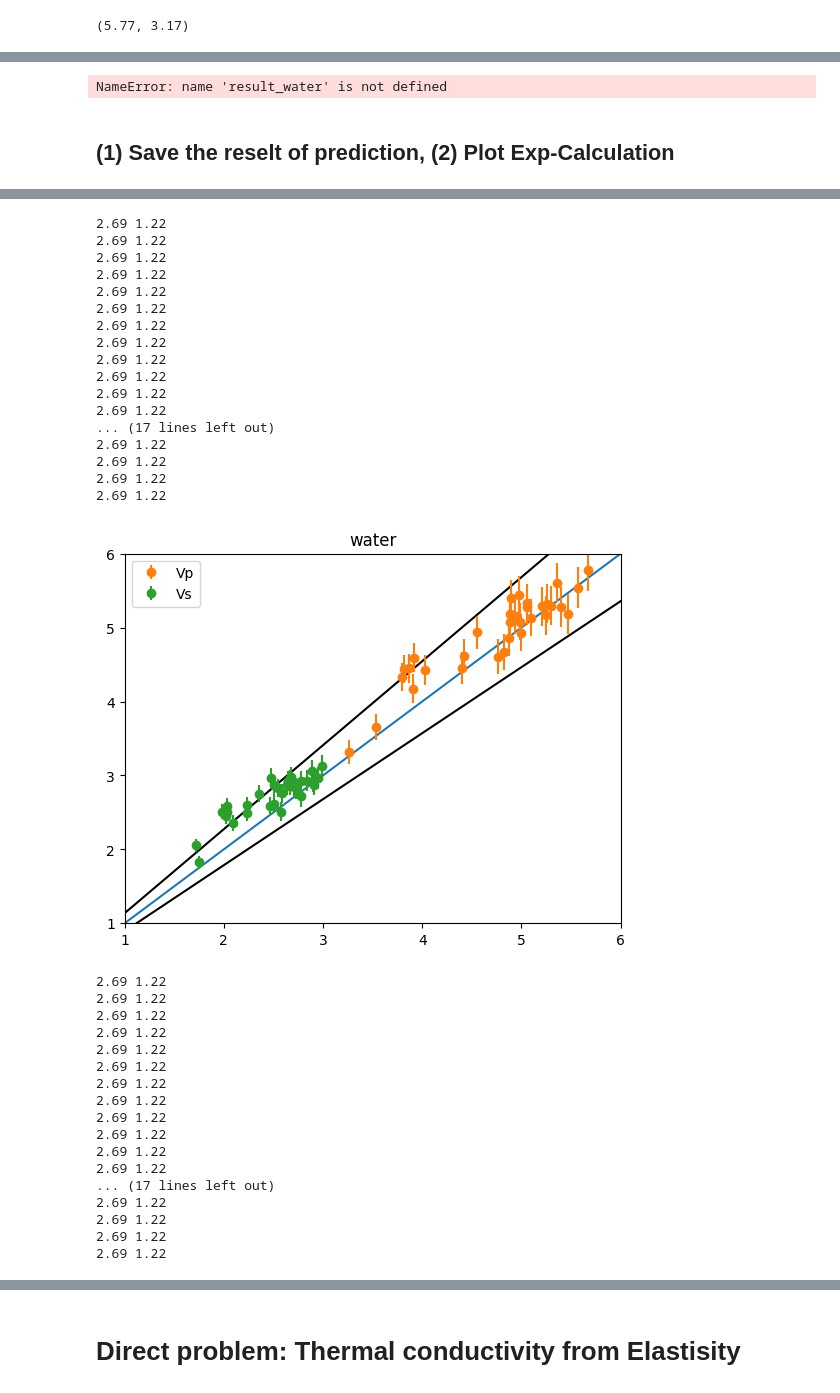
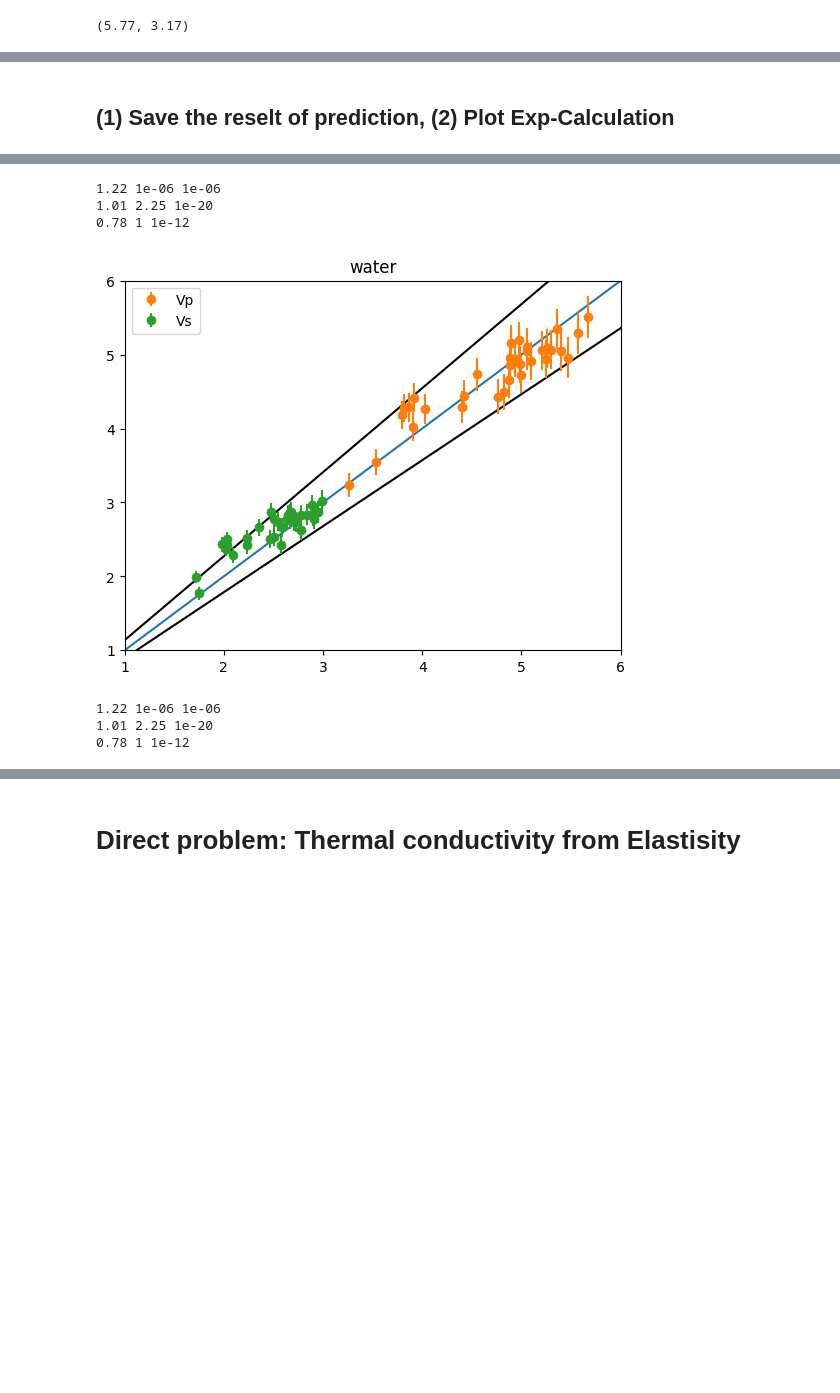
Before and after one commit to MariiaKalinina/Elasticity, a Jupyter notebook: Berryman_SC.ipynb, the cells around one changed output, grey strips where cells are left out. Drawn from its saved outputs; the diff is of its cells as text; code cells hidden in the pictures; blank space fills up the shorter version.

```diff
--- a/Berryman_SC.ipynb
+++ b/Berryman_SC.ipynb
@@ -994,7 +983,7 @@ K_oil_mtrx, Mu_oil_mtrx = velosity2modulus(2.71, Vp_reg_oil, Vs_reg_oil)
 
 K_water, Mu_water, p_water = 2.25, 10**-20, 1.04 ### water
 K_air, Mu_air, p_air = 10**-6, 10**-6, 1.22 ### air
-K_oil, Mu_oil, p_oil = 0.26, 10**-12, 1.04
+K_oil, Mu_oil, p_oil = 1, 10**-12, 1.04
 
 density_air, density_water, density_oil = p_air, p_water, p_oil
 # %% [output]
@@ -1006,5 +993,7 @@ p_air, p_water, p_oil = 1.22, 1.01, 0.78
 # %%
 def table_calclation_elastic(fluid_list, k, mu):
+
+  p_air, p_water, p_oil = 1.22, 1.01, 0.78
 
   for fluid in fluid_list:
 
@@ -1018,6 +1007,8 @@ def table_calclation_elastic(fluid_list, k, mu):
       density_fluid = p_oil
       K_fluid, Mu_fluid = K_oil, Mu_oil
 
+    print(density_fluid, K_fluid, Mu_fluid )
+
 
     data_fluid = {
 
@@ -1028,7 +1019,6 @@ def table_calclation_elastic(fluid_list, k, mu):
 
     globals()[f'result_{fluid}'] = pd.DataFrame(data_fluid)
     globals()[f'sorted_{fluid}'] = pd.DataFrame(data_fluid)
-
 
     for porosity, ar_inclusion in zip(data['Porosity,%']/100, np.round(data['AR thermal'], 2)):
 
@@ -1043,10 +1033,8 @@ def table_calclation_elastic(fluid_list, k, mu):
                                     K_matrix, Mu_matrix,
                                     K_fluid, Mu_fluid,
                                     porosity)
-      density_mtrx =  2.69
+      density_mtrx = 2.71
       Vp, Vs = modulus2velosity(density_mtrx, density_fluid, porosity, K, Mu)
-
-      print(density_mtrx, density_fluid, K_fluid, Mu_fluid)
 
 
       Vp_fluid_list.append(Vp)
@@ -1077,16 +1065,16 @@ def table_calclation_elastic(fluid_list, k, mu):
 
 
 
-    # print (globals()[f'sorted_{fluid}'])
+  # print (globals()[f'sorted_{fluid}'])
 
 
-    # Vp_exp = globals()[f'result_{fluid}'][f'Vp_exp_{fluid}']
+  # Vp_exp = globals()[f'result_{fluid}'][f'Vp_exp_{fluid}']
 
-    # globals()[f'result_{fluid}'][f'Diff Vp {fluid}'] = globals()[f'result_{fluid}'][[f'Vp_{fluid}']]\
-    #  .apply(lambda x: np.round((x[0] - Vp_exp)/Vp_exp*100, 2), axis=1)
+  # globals()[f'result_{fluid}'][f'Diff Vp {fluid}'] = globals()[f'result_{fluid}'][[f'Vp_{fluid}']]\
+  #  .apply(lambda x: np.round((x[0] - Vp_exp)/Vp_exp*100, 2), axis=1)
 
-    # print(globals()[f'sorted_{fluid}'].shape[1])
+  # print(globals()[f'sorted_{fluid}'].shape[1])
 
-    return globals()[f'sorted_{fluid}'].shape[0]
+  return globals()[f'sorted_{fluid}'].shape[0]
 # %% [markdown]
 ## Finding $K$, $\mu$ mineral matrix
@@ -1122,7 +1094,7 @@ K_water_mtrx, Mu_water_mtrx = 63.66756566666667, 28.624375
 K_oil_mtrx, Mu_oil_mtrx = 63.66756566666667, 28.624375
 
 error_air, error_water, error_oil = 0.1, 0.1, 0.1 # Error for K, mu minreal matrix
-N = 1
+N = 2
 
 for fluid in fluid_list:
 
@@ -1164,7 +1136,3 @@ air 53.91373366666666 27.232519
-# %%
-result_water.columns
-# %% [output]
-NameError: name 'result_water' is not defined
 # %% [markdown]
 ## (1) Save the reselt of prediction, (2) Plot Exp-Calculation
 # %%
@@ -1180,7 +1148,7 @@ fluid_list = ['air', 'water','oil']
 # K_oil, Mu_oil, p_oil = 0.26, 10**-12, 1.04
 
 # p_air, p_water, p_oil = 1.22, 1.01, 0.78
-density_air, density_water, density_oil = 1.22, 1.01, 0.78
+density_air, density_water, density_oil = 1.20, 1.01, 0.85
 
 error = -0.03
 
@@ -1241,36 +1196,8 @@ for fluid in fluid_list:
 [figure]
-2.69 1.22
-2.69 1.22
-2.69 1.22
-2.69 1.22
-2.69 1.22
-2.69 1.22
-2.69 1.22
-2.69 1.22
-2.69 1.22
-2.69 1.22
-2.69 1.22
-2.69 1.22
-... (17 lines left out)
-2.69 1.22
-2.69 1.22
-2.69 1.22
-2.69 1.22
+1.22 1e-06 1e-06
+1.01 2.25 1e-20
+0.78 1 1e-12
-[figure, old version]
+[figure, new version]
-2.69 1.22
-2.69 1.22
-2.69 1.22
-2.69 1.22
-2.69 1.22
-2.69 1.22
-2.69 1.22
-2.69 1.22
-2.69 1.22
-2.69 1.22
-2.69 1.22
-2.69 1.22
-... (17 lines left out)
-2.69 1.22
-2.69 1.22
-2.69 1.22
-2.69 1.22
+1.22 1e-06 1e-06
+1.01 2.25 1e-20
+0.78 1 1e-12
```
Also changed, not shown: parts of 9 cells of this notebook.
